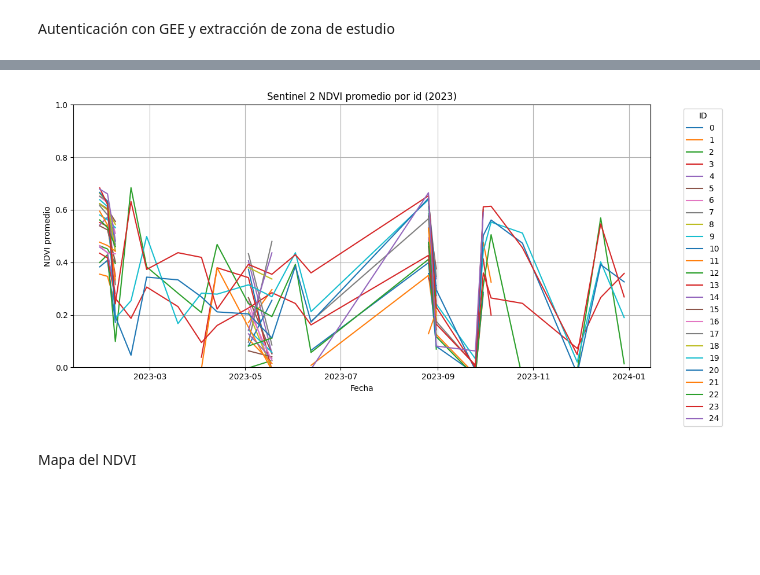
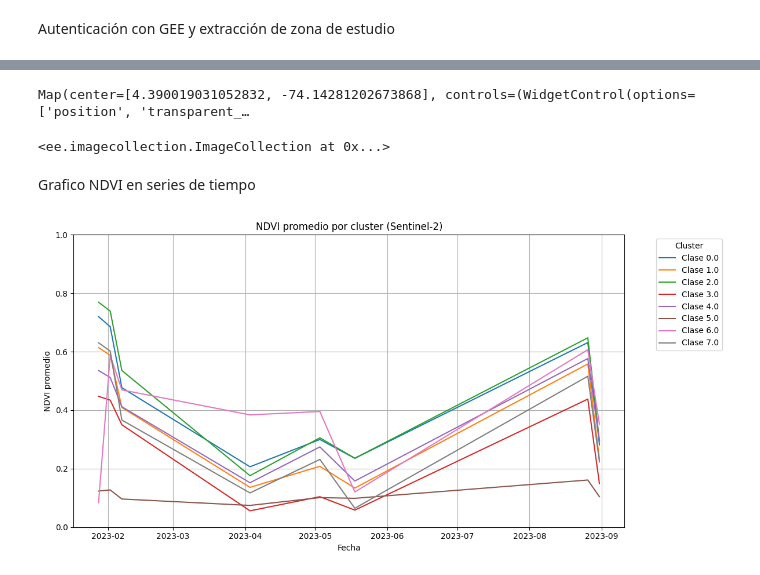
Before and after one commit to RicardoMartinezS/GEE-Remote-Sensing, a Jupyter notebook: Notebooks/3_NDVI_Sentinel_calculation.ipynb, the cells around one changed output, grey strips where cells are left out. Cells and saved outputs as stored; diff of their text form; code cells hidden in the pictures; blank space fills up the shorter version.

Commit message:
Sentinel 2 NDVI time series upload

```diff
--- a/Notebooks/3_NDVI_Sentinel_calculation.ipynb
+++ b/Notebooks/3_NDVI_Sentinel_calculation.ipynb
@@ -13,7 +14,7 @@ Autenticación con GEE y extracción de zona de estudio
 ee.Authenticate()
 ee.Initialize(project='ee-rimartinezs')
 # %%
-with open(os.path.join(os.getcwd(), '..', 'data', 'Voronoi_Poligons_Usme.geojson')) as geojson:
+with open(os.path.join(os.getcwd(), '..', 'data', 'Localidad_Usme.geojson')) as geojson:
     data = json.load(geojson)
 
 zona_estudio = ee.FeatureCollection(data)
@@ -117,16 +143,67 @@ Grafico del NDVI
+# %%
+# Visualización
+palette = [
+    '#e6194b', '#3cb44b', '#ffe119', '#4363d8',
+    '#911eb4', '#46f0f0', '#f032e6', '#f58231'
+]
+
+Map = geemap.Map()
+Map.centerObject(zona_estudio, 12)
+Map.addLayer(primera_img, {'bands': ['B4', 'B3', 'B2'], 'min': 0, 'max': 3000}, 'Imagen original')
+Map.addLayer(resultado, {'min': 0, 'max': num_clusters-1, 'palette': palette}, 'K-means (8 clases)')
+Map.addLayer(zona_estudio, {}, 'Zona de estudio')
+Map.addLayerControl()
+Map
+# %% [output]
+Map(center=[4.390019031052832, -74.14281202673868], controls=(WidgetControl(options=['position', 'transparent_…
+# %%
+imagenes = Sen2_filtrado.toList(Sen2_filtrado.size())
+n_imagenes = Sen2_filtrado.size().getInfo()
+# %%
+Sen2_filtrado
+# %% [output]
+<ee.imagecollection.ImageCollection at 0x...>
+# %%
+#Calcuolar NDVI y estadísticas por cluster
+for i in range(n_imagenes):
+    img = ee.Image(imagenes.get(i))
+    img_id = img.id().getInfo()
+    fecha = ee.Date(img.get('system:time_start')).format('YYYY-MM-dd').getInfo()
+
+    ndvi = img.normalizedDifference(['B8', 'B4']).rename('NDVI')
+    ndvi_cluster = ndvi.addBands(resultado.rename('cluster'))
+
+    stats = ndvi_cluster.reduceRegion(
+        reducer=ee.Reducer.mean().group(groupField=1, groupName='cluster'),
+        geometry=zona_estudio.geometry(),
+        scale=10,
+        maxPixels=1e13
+    ).getInfo()
+
+    for group in stats['groups']:
+        resultados.append({
+            'imagen_id': img_id,
+            'date': fecha,
+            'cluster': group['cluster'],
+            'NDVI_mean': group['mean']
+        })
+
+df = pd.DataFrame(resultados)
+df = df.rename(columns={'mean': 'NDVI_mean'})
+df['date'] = pd.to_datetime(df['date'])
+# %% [markdown]
+Grafico NDVI en series de tiempo
 # %%
-plt.figure(figsize=(12,6))
-for key, grp in df.groupby('id'):
-    plt.plot(grp['date'], grp['NDVI_mean'], label=str(key))
-plt.title('Sentinel 2 NDVI promedio por id (2023)')
+plt.figure(figsize=(12, 6))
+for key, grp in df.groupby('cluster'):
+    plt.plot(grp['date'], grp['NDVI_mean'], label=f'Clase {key}')
+plt.title('NDVI promedio por cluster (Sentinel-2)')
 plt.xlabel('Fecha')
 plt.ylabel('NDVI promedio')
-plt.ylim(0,1)
-plt.legend(title='ID', bbox_to_anchor=(1.05, 1), loc='upper left')
+plt.ylim(0, 1)
+plt.legend(title='Cluster', bbox_to_anchor=(1.05, 1), loc='upper left')
 plt.grid(True)
 plt.tight_layout()
 plt.show()
 # %% [output]
-[figure, old version]
+[figure, new version]
-# %% [markdown]
-Mapa del NDVI
```
Also changed, not shown: parts of 12 cells of this notebook, 3 other files.
